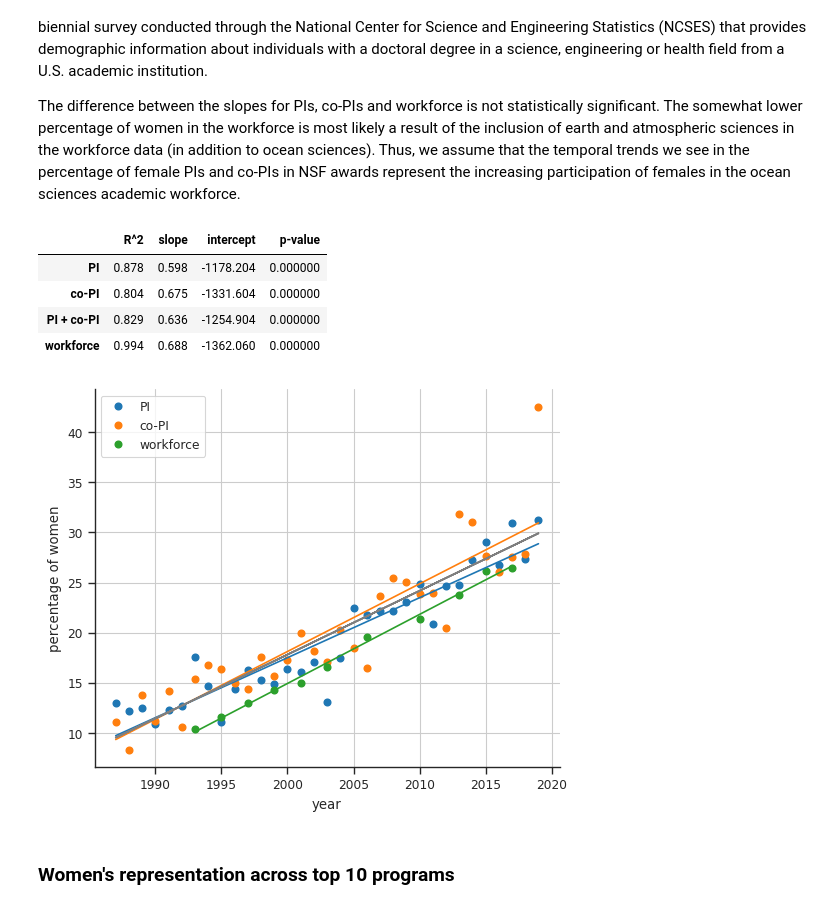
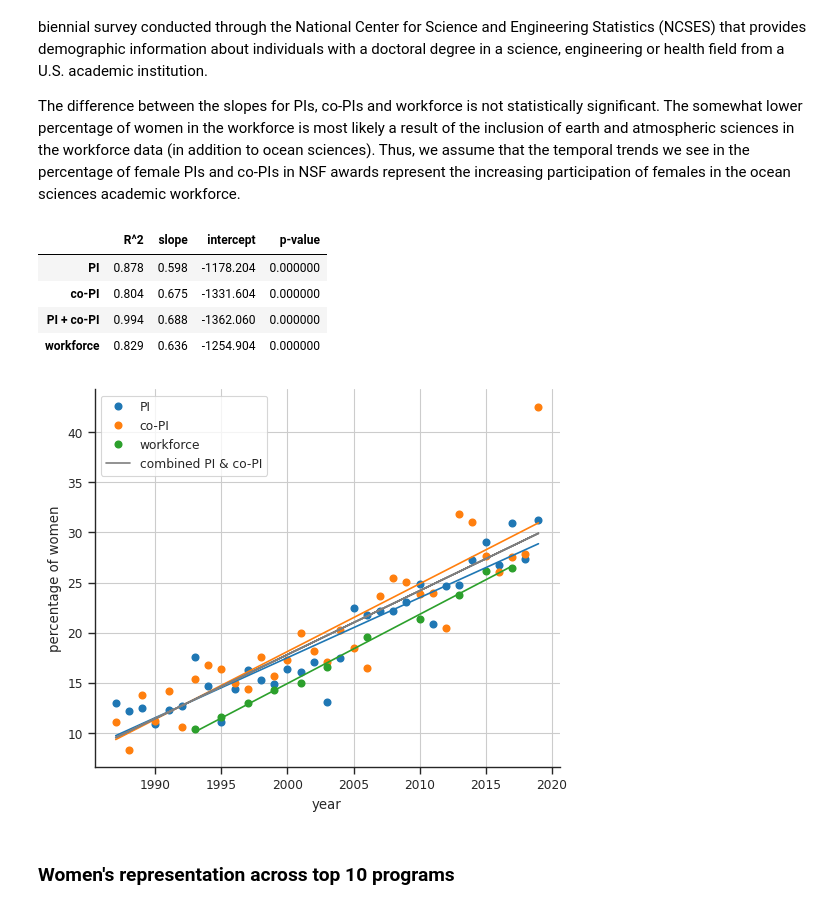
Before and after one commit to idlima/nsf-oce-gender, a Jupyter notebook: manuscript_figures.ipynb, the cells around one changed output. Cells and saved outputs as stored; diff of their text form; code cells hidden in the pictures.

```diff
--- a/manuscript_figures.ipynb
+++ b/manuscript_figures.ipynb
@@ -69,41 +69,49 @@ df_combined = pd.concat([pi_gender, copi_gender]).reset_index()
 df_combined = df_combined.rename(columns={'index':'year'})
 
 f_error = lambda x: 1.96 * x.std()/np.sqrt(x.size)
 error = awards.groupby(awards.StartDate.dt.year)['co-PI_female_frac'].apply(f_error)
 alpha = 1
 
 def linreg(x, y):
     X = sm.add_constant(x)
     lreg = sm.OLS(y,X).fit()
     return lreg, X
 
+workforce = workforce.rename(columns={'female_pct':'workforce'})
+
 fig, ax = plt.subplots(figsize=(6,5))
 _ = female_pct.PI.plot(ax=ax, style='C0o')
 _ = female_pct['co-PI'].plot(ax=ax, style='C1o')
-_ = workforce.plot(x='year', y='female_pct', ax=ax, style='C2o', legend=False)
+_ = workforce.plot(x='year', y='workforce', ax=ax, style='C2o', legend=False)
 _ = ax.set(ylabel='percentage of women')
-_ = ax.legend(['PI','co-PI','workforce'])
+# _ = ax.legend(['PI','co-PI','workforce'])
 
 params = []
-for x, y, s in zip([female_pct.index, female_pct.index, df_combined.year, workforce.year],
-                   [female_pct.PI, female_pct['co-PI'], df_combined.female, workforce.female_pct],['C0-','C1-','C7-','C2-']):
+for x, y, s, l in zip([female_pct.index, female_pct.index, workforce.year, df_combined.year],
+                      [female_pct.PI, female_pct['co-PI'], workforce.workforce, df_combined.female],
+                      ['C0-','C1-','C2-','C7-'],[' ',' ',' ','combined PI & co-PI']):
     reg, X = linreg(x, y)
     params.append([reg.rsquared,reg.params[1],reg.params[0],reg.pvalues[1]])
-    _ = ax.plot(x, reg.predict(X), s, alpha=alpha)
+    _ = ax.plot(x, reg.predict(X), s, alpha=alpha, label=l)
+
+handles, labels = ax.get_legend_handles_labels()
+new_handles = handles[:3] + handles[-1:]
+new_labels = labels[:3] + labels[-1:]
+_ = ax.legend(new_handles, new_labels)
 
 sns.despine(fig)
 fig.savefig('figures/pi_copi_workforce_regress.png',dpi=dpi,bbox_inches='tight')
 
 lr_stats = pd.DataFrame(np.array(params), index=['PI','co-PI','PI + co-PI','workforce'],
                         columns=['R^2','slope','intercept','p-value'])
 lr_stats.style.format('{:.3f}', subset=['R^2','slope','intercept'])
 # %% [output]
 |  | R^2 | slope | intercept | p-value |
 | PI | 0.878 | 0.598 | -1178.204 | 0.000000 |
 | co-PI | 0.804 | 0.675 | -1331.604 | 0.000000 |
-| PI + co-PI | 0.829 | 0.636 | -1254.904 | 0.000000 |
-| workforce | 0.994 | 0.688 | -1362.060 | 0.000000 |
+| PI + co-PI | 0.994 | 0.688 | -1362.060 | 0.000000 |
+| workforce | 0.829 | 0.636 | -1254.904 | 0.000000 |
-[figure, old version]
+[figure, new version]
 # %% [markdown]
 ### Women's representation across top 10 programs
 # %% [markdown]
```
Also changed, not shown: parts of 5 cells of this notebook, 1 other file.
